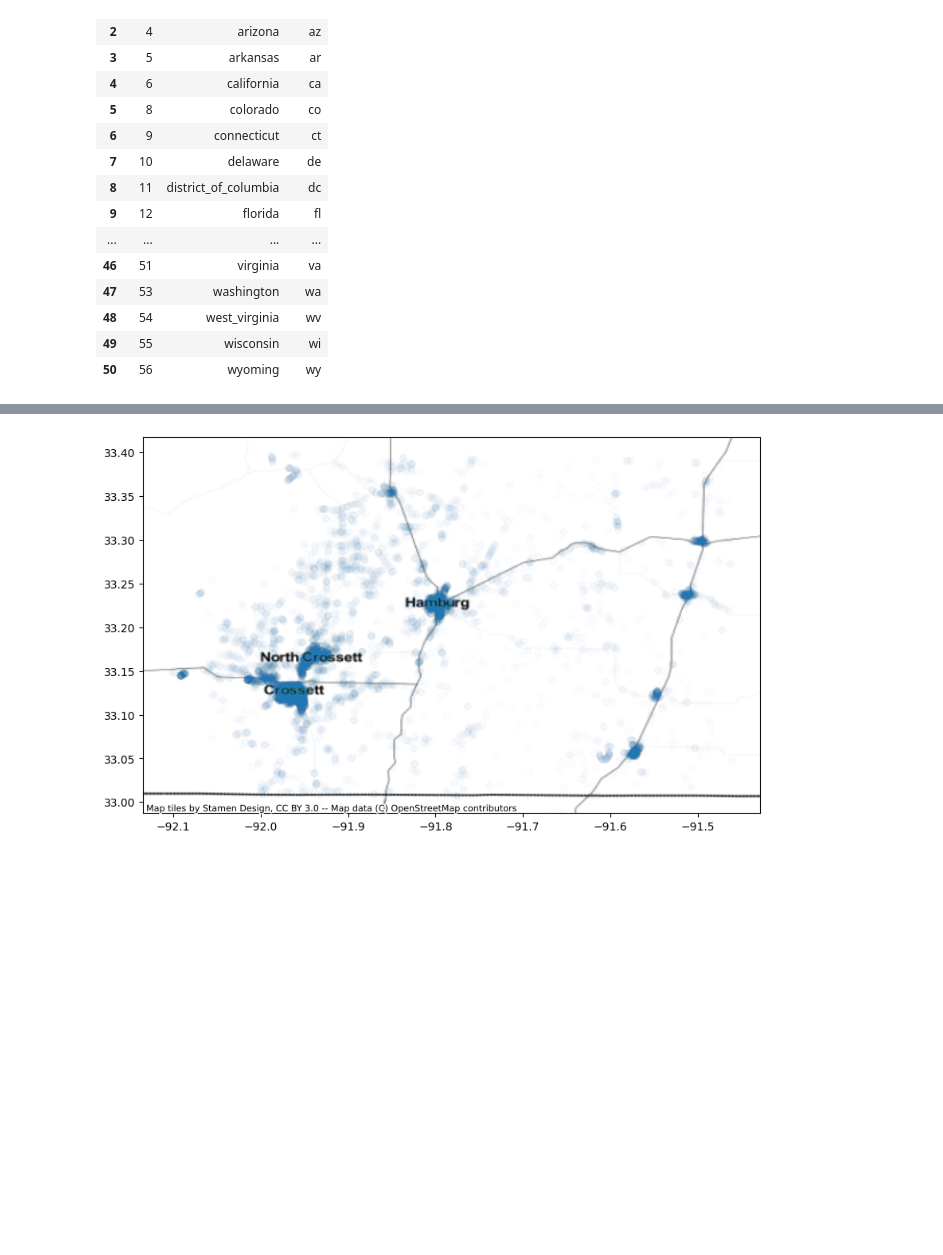
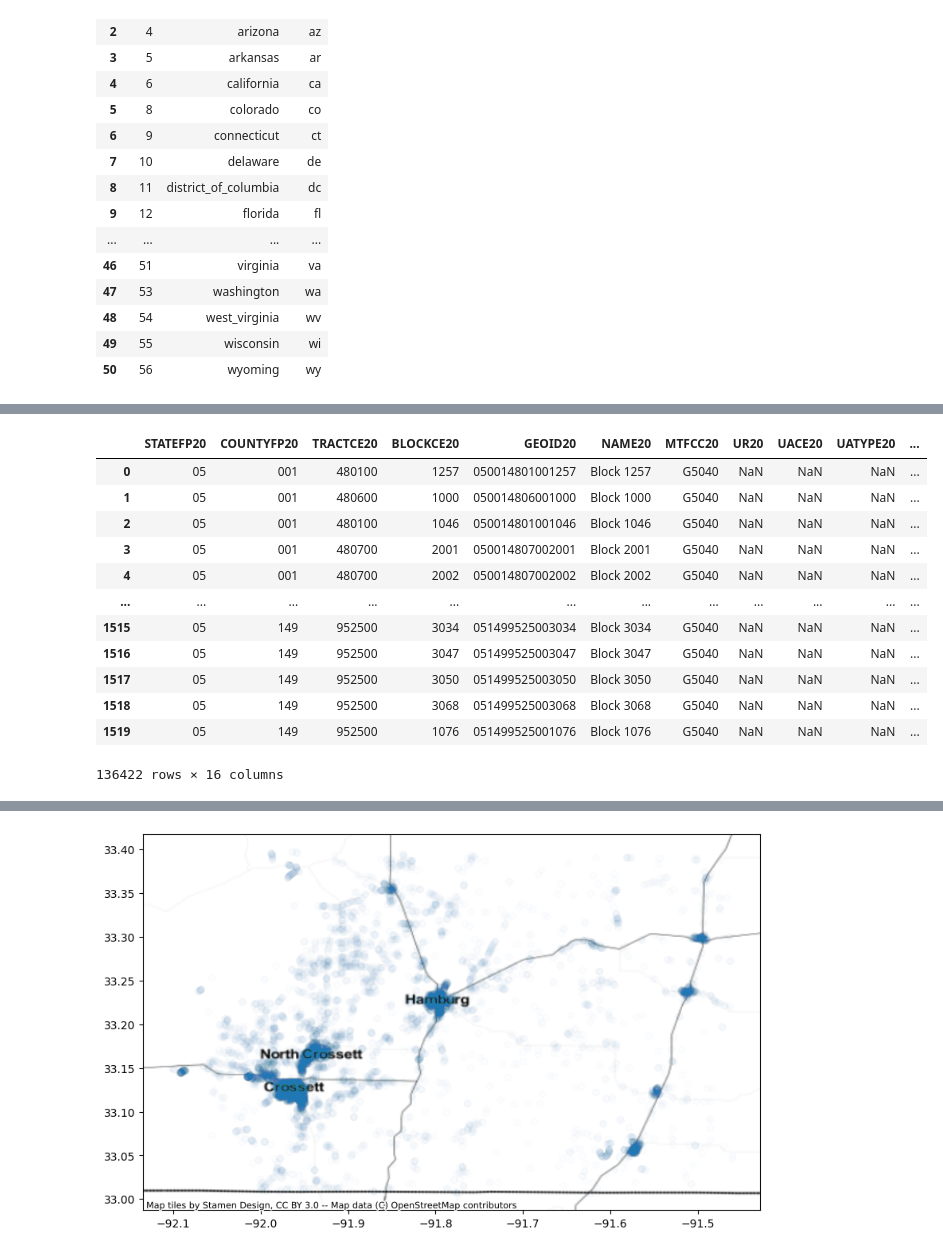
Before and after one commit to uva-bi-sdad/national_address_database, a Jupyter notebook: code/2023-06-19 spatial join address to shape files check.ipynb, the cells around one changed output, grey strips where cells are left out. Saved outputs shown, nothing was run; the diff lists cells and outputs as text; code cells hidden in the pictures; blank space fills up the shorter version.

```diff
--- a/code/2023-06-19 spatial join address to shape files check.ipynb
+++ b/code/2023-06-19 spatial join address to shape files check.ipynb
@@ -145,0 +118,24 @@ cgdf
+# %%
+input_file = '../data/state_county/ar_ashley.csv.xz'
+lat_lon_df_ex = pd.read_csv(input_file)
+cgdf = gpd.GeoDataFrame(
+    lat_lon_df_ex,
+    geometry=gpd.points_from_xy(lat_lon_df_ex.longitude, lat_lon_df_ex.latitude),
+)
+ar = generate_state_df('05', True)
+# %%
+ar
+# %% [output]
+|  | STATEFP20 | COUNTYFP20 | TRACTCE20 | BLOCKCE20 | GEOID20 | NAME20 | MTFCC20 | UR20 | UACE20 | UATYPE20 | ... |
+| 0 | 05 | 001 | 480100 | 1257 | 050014801001257 | Block 1257 | G5040 | NaN | NaN | NaN | ... |
+| 1 | 05 | 001 | 480600 | 1000 | 050014806001000 | Block 1000 | G5040 | NaN | NaN | NaN | ... |
+| 2 | 05 | 001 | 480100 | 1046 | 050014801001046 | Block 1046 | G5040 | NaN | NaN | NaN | ... |
+| 3 | 05 | 001 | 480700 | 2001 | 050014807002001 | Block 2001 | G5040 | NaN | NaN | NaN | ... |
+| 4 | 05 | 001 | 480700 | 2002 | 050014807002002 | Block 2002 | G5040 | NaN | NaN | NaN | ... |
+| ... | ... | ... | ... | ... | ... | ... | ... | ... | ... | ... | ... |
+| 1515 | 05 | 149 | 952500 | 3034 | 051499525003034 | Block 3034 | G5040 | NaN | NaN | NaN | ... |
+| 1516 | 05 | 149 | 952500 | 3047 | 051499525003047 | Block 3047 | G5040 | NaN | NaN | NaN | ... |
+| 1517 | 05 | 149 | 952500 | 3050 | 051499525003050 | Block 3050 | G5040 | NaN | NaN | NaN | ... |
+| 1518 | 05 | 149 | 952500 | 3068 | 051499525003068 | Block 3068 | G5040 | NaN | NaN | NaN | ... |
+| 1519 | 05 | 149 | 952500 | 1076 | 051499525001076 | Block 1076 | G5040 | NaN | NaN | NaN | ... |
+136422 rows × 16 columns
```
Also changed, not shown: parts of 19 cells of this notebook.
